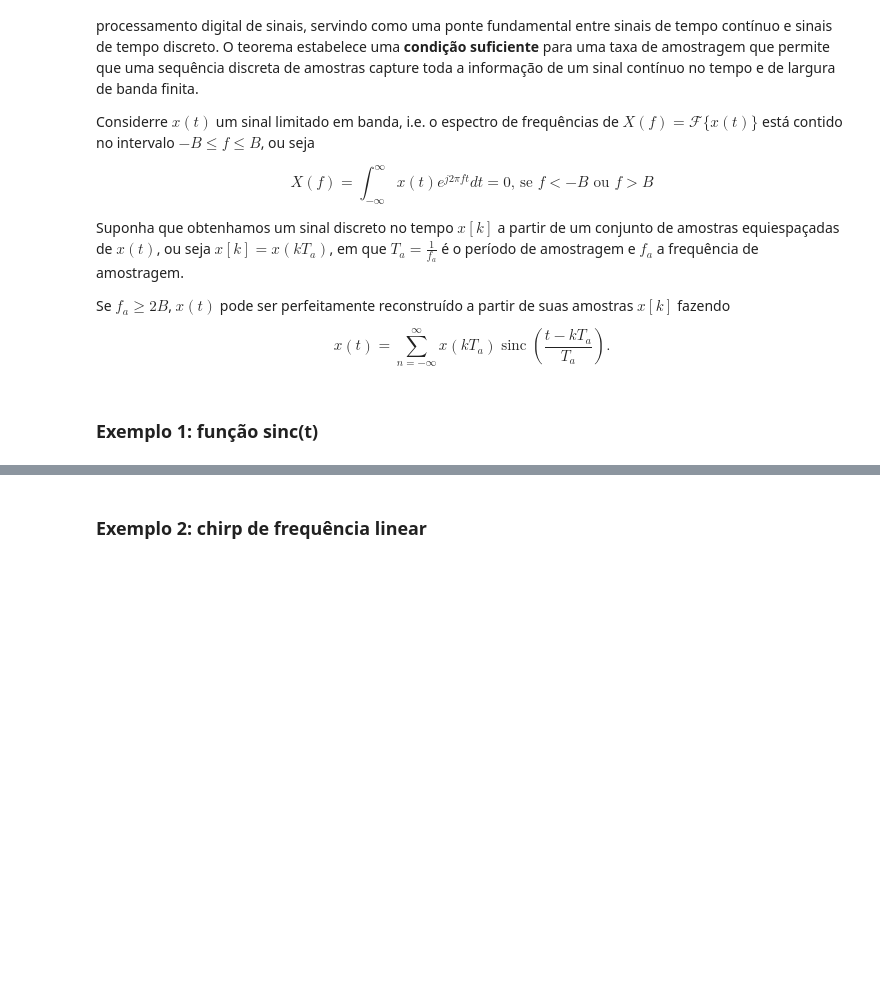
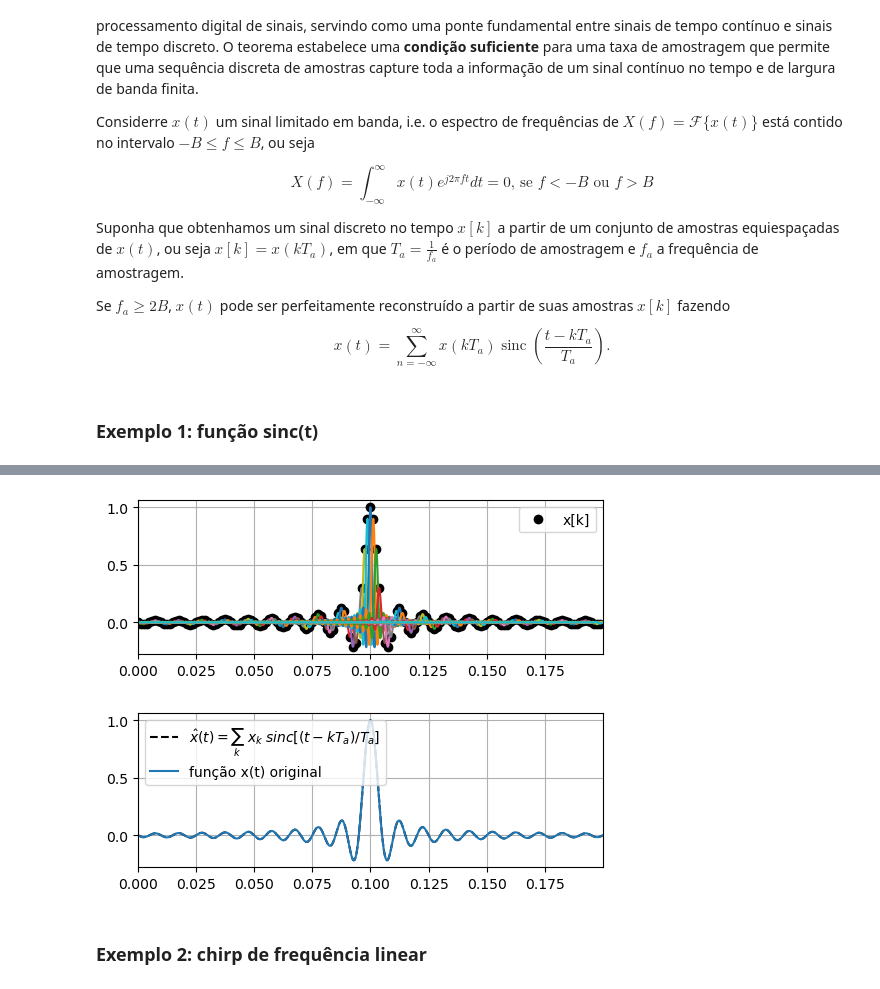
Before and after one commit to edsonportosilva/TDI, a Jupyter notebook: jupyter/1 - Transmissores e modulações digitais.ipynb, the cells around one changed output, grey strips where cells are left out. Drawn from its saved outputs; the diff is of its cells as text; code cells hidden in the pictures; blank space fills up the shorter version.

```diff
--- a/jupyter/1 - Transmissores e modulações digitais.ipynb
+++ b/jupyter/1 - Transmissores e modulações digitais.ipynb
@@ -18,9 +18,9 @@ from optic.dsp.core import firFilter, pulseShape, lowPassFIR, pnorm, upsample
 from optic.comm.metrics import signal_power
 from optic.plot import eyediagram
 # %%
-import scienceplots
-plt.style.use(['science','ieee'])
-set_preferences()
+#import scienceplots
+#plt.style.use(['science'])
+#set_preferences()
 # %%
 pd.set_option('display.max_columns', 500)
 pd.set_option('display.width', 2000)
@@ -320,34 +327,37 @@ def sincInterp(x, fa):
 
     fa_sinc = 32*fa
     Ta_sinc = 1/fa_sinc
     Ta = 1/fa
     t = np.arange(0, x.size*32)*Ta_sinc
 
     plt.figure()
     y = upsample(x,32)
     y[y==0] = np.nan
     plt.plot(t,y.real,'ko', label='x[k]')
 
     x_sum = 0
     for k in range(0, x.size):
         xk_interp = x[k]*np.sinc((t-k*Ta)/Ta)
         x_sum += xk_interp
         plt.plot(t, xk_interp)
 
     plt.legend(loc="upper right")
     plt.xlim(min(t), max(t))
     plt.grid()
 
     return x_sum, t
 
 x_interp, t_interp = sincInterp(xa, Fa);
 
 plt.figure()
 plt.plot(t_interp, x_interp,'--k',label ='$\hat{x}(t) =\sum_{k}\;x_{k}\;sinc[(t-kT_a)/T_a]$');
 plt.plot(t, x,'-',label = 'função x(t) original')
 plt.xlim(min(t), max(t))
 plt.grid()
-plt.legend();
+plt.legend(loc='upper left');
+# %% [output]
+[figure, added]
+[figure, added]
 # %% [markdown]
 ### Exemplo 2: chirp de frequência linear
 # %%
```
Also changed, not shown: parts of 31 cells of this notebook.
